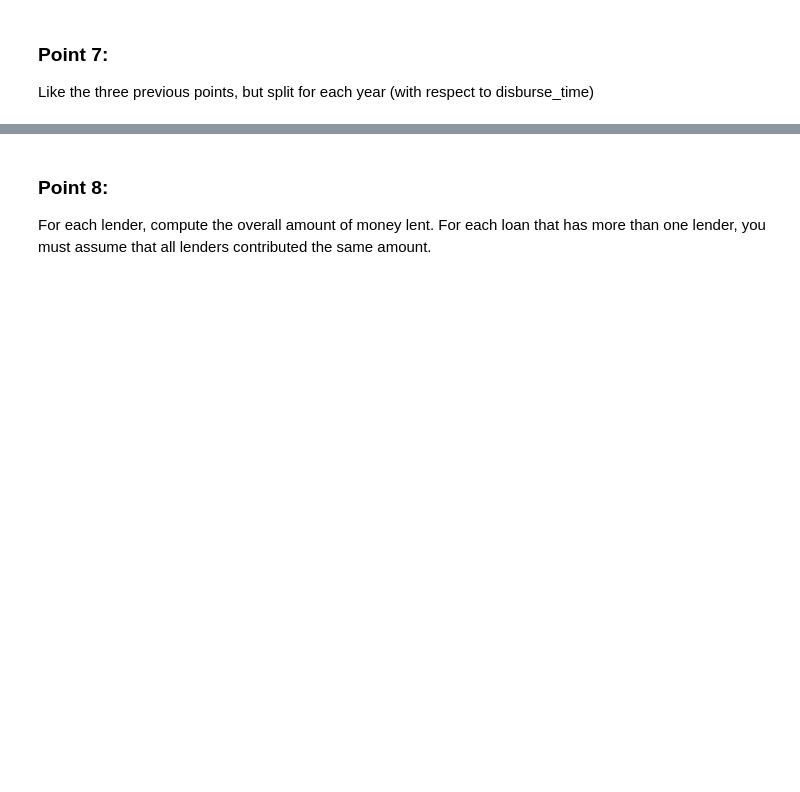
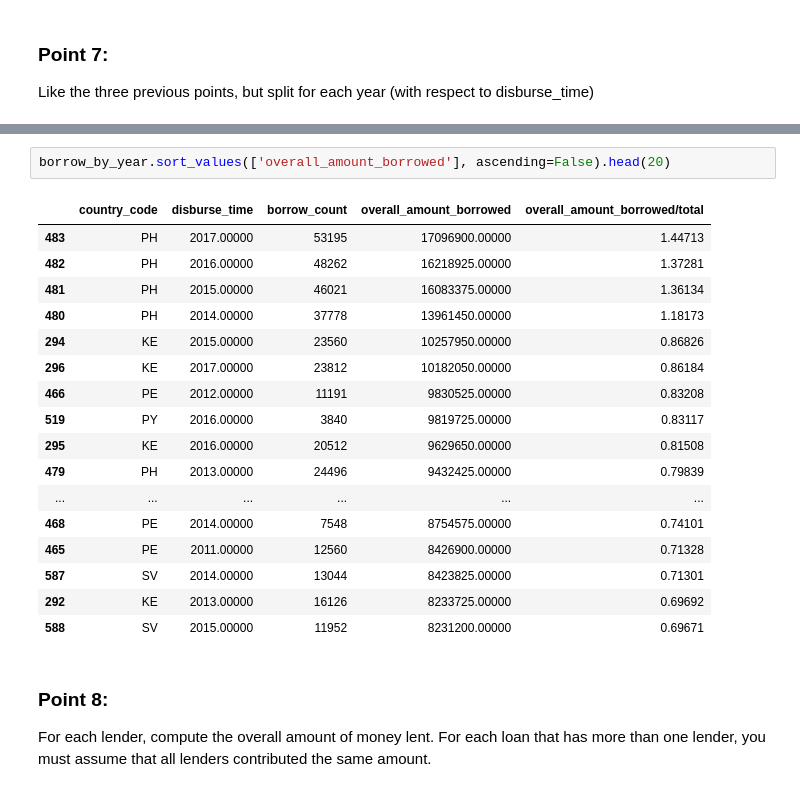
Before and after one commit to Lukpier/cs-project, a Jupyter notebook: kiva.ipynb, the cells around one changed output, grey strips where cells are left out. Saved outputs shown, nothing was run; the diff lists cells and outputs as text; blank space fills up the shorter version.

```diff
--- a/kiva.ipynb
+++ b/kiva.ipynb
@@ -247,3 +345,23 @@ borrow_by_year
+# %%
+borrow_by_year.sort_values(['overall_amount_borrowed'], ascending=False).head(20)
+# %% [output]
+|  | country_code | disburse_time | borrow_count | overall_amount_borrowed | overall_amount_borrowed/total |
+| 483 | PH | 2017.00000 | 53195 | 17096900.00000 | 1.44713 |
+| 482 | PH | 2016.00000 | 48262 | 16218925.00000 | 1.37281 |
+| 481 | PH | 2015.00000 | 46021 | 16083375.00000 | 1.36134 |
+| 480 | PH | 2014.00000 | 37778 | 13961450.00000 | 1.18173 |
+| 294 | KE | 2015.00000 | 23560 | 10257950.00000 | 0.86826 |
+| 296 | KE | 2017.00000 | 23812 | 10182050.00000 | 0.86184 |
+| 466 | PE | 2012.00000 | 11191 | 9830525.00000 | 0.83208 |
+| 519 | PY | 2016.00000 | 3840 | 9819725.00000 | 0.83117 |
+| 295 | KE | 2016.00000 | 20512 | 9629650.00000 | 0.81508 |
+| 479 | PH | 2013.00000 | 24496 | 9432425.00000 | 0.79839 |
+| ... | ... | ... | ... | ... | ... |
+| 468 | PE | 2014.00000 | 7548 | 8754575.00000 | 0.74101 |
+| 465 | PE | 2011.00000 | 12560 | 8426900.00000 | 0.71328 |
+| 587 | SV | 2014.00000 | 13044 | 8423825.00000 | 0.71301 |
+| 292 | KE | 2013.00000 | 16126 | 8233725.00000 | 0.69692 |
+| 588 | SV | 2015.00000 | 11952 | 8231200.00000 | 0.69671 |
 # %% [markdown]
 ### Point 8:
 For each lender, compute the overall amount of money lent. For each loan that has more than one lender, you must assume that all lenders contributed the same amount.
```
Also changed, not shown: parts of 37 cells of this notebook.
